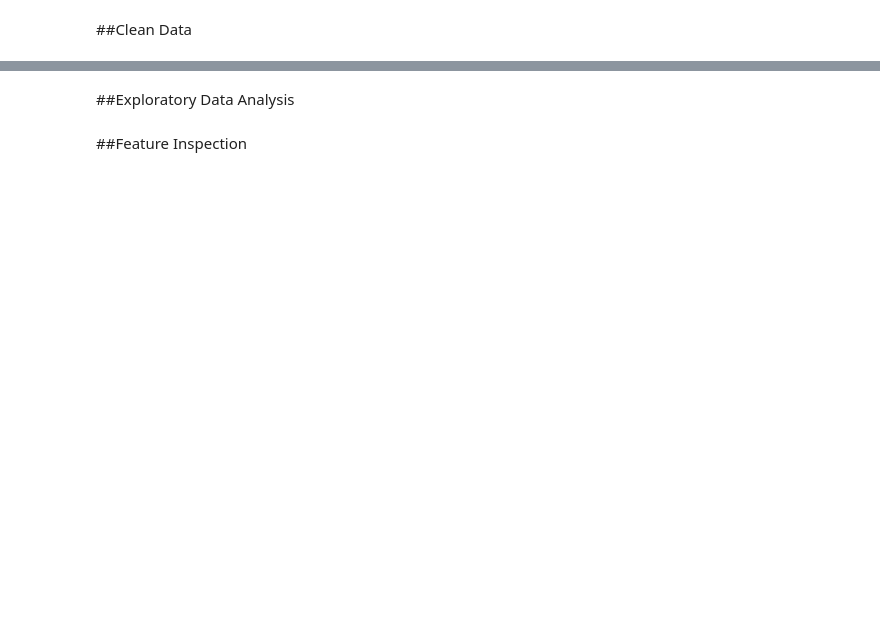
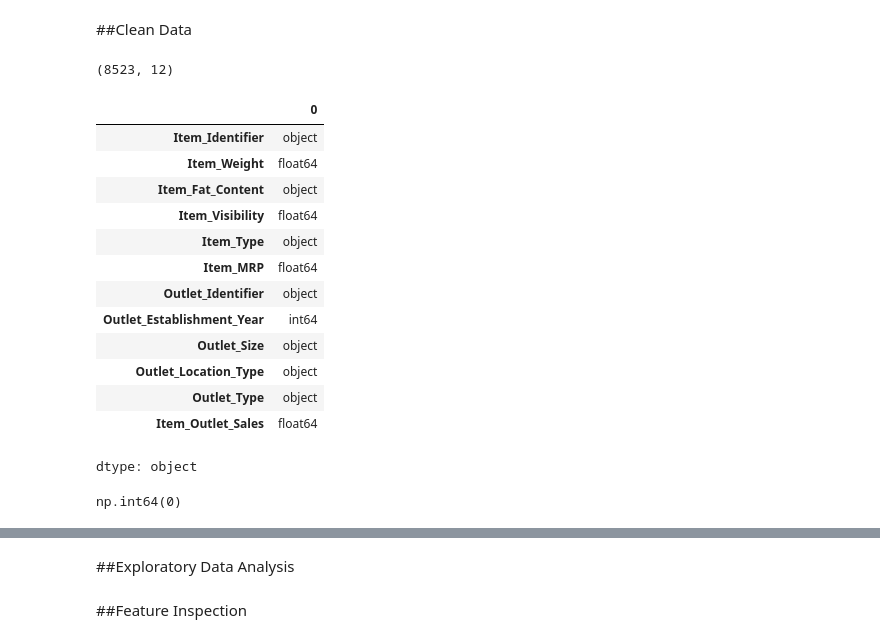
Before and after one commit to eddieZayed/Prediction-of-Product-Sales, a Jupyter notebook: Prediction_of_Product_Sales.ipynb, the cells around one changed output, grey strips where cells are left out. Drawn from its saved outputs; the diff is of its cells as text; code cells hidden in the pictures; blank space fills up the shorter version.

```diff
--- a/Prediction_of_Product_Sales.ipynb
+++ b/Prediction_of_Product_Sales.ipynb
@@ -11,2 +51,30 @@
 # %% [markdown]
 ##Clean Data
+# %%
+#1) How many rows and columns?
+df.shape
+# %% [output]
+(8523, 12)
+# %%
+#2) What are the datatypes of each variable?
+df.dtypes
+# %% [output]
+|  | 0 |
+| Item_Identifier | object |
+| Item_Weight | float64 |
+| Item_Fat_Content | object |
+| Item_Visibility | float64 |
+| Item_Type | object |
+| Item_MRP | float64 |
+| Outlet_Identifier | object |
+| Outlet_Establishment_Year | int64 |
+| Outlet_Size | object |
+| Outlet_Location_Type | object |
+| Outlet_Type | object |
+| Item_Outlet_Sales | float64 |
+dtype: object
+# %%
+#3) Are there duplicates? If so, drop any duplicates.
+df.duplicated().sum()
+# %% [output]
+np.int64(0)
```
Also changed, not shown: parts of 9 cells of this notebook.
